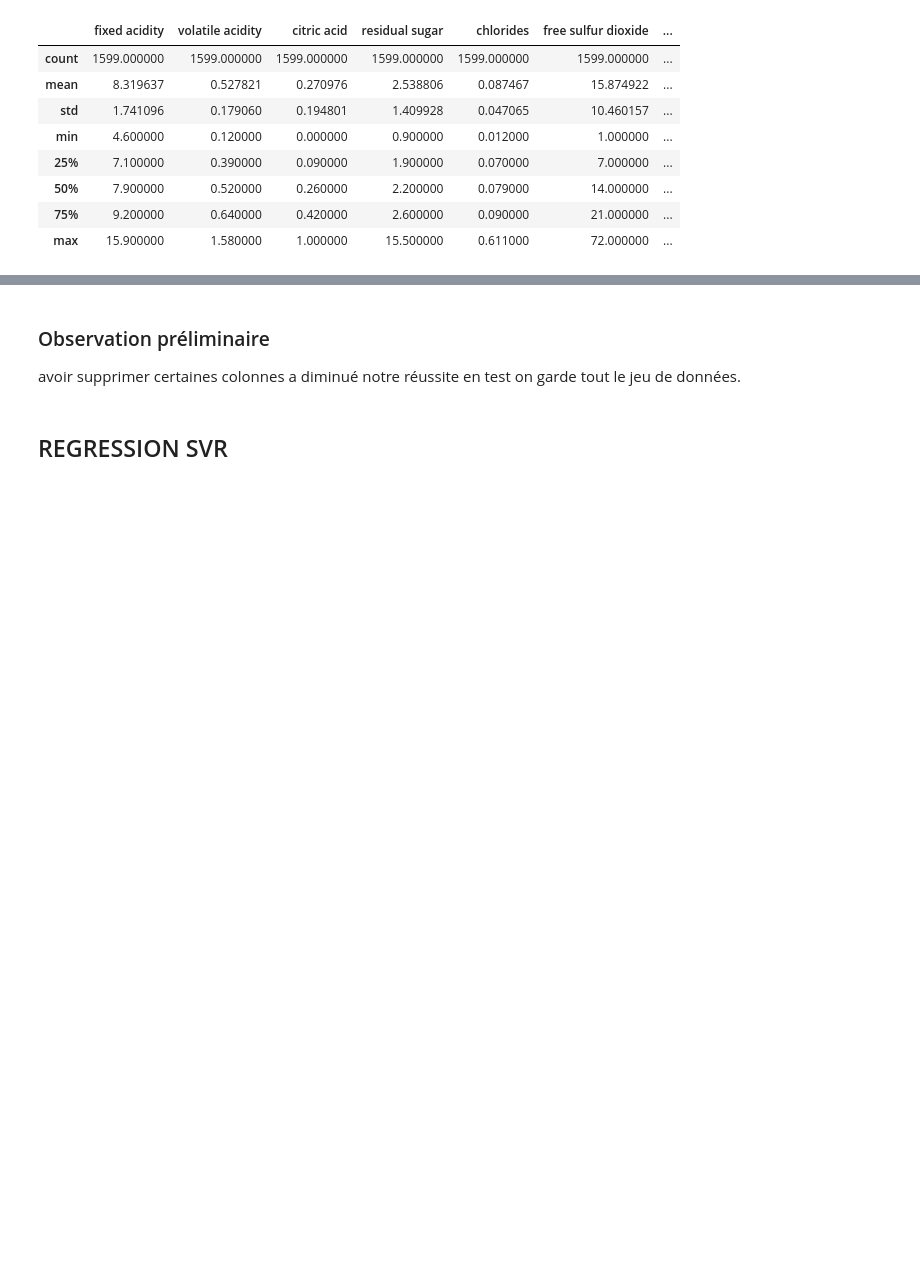
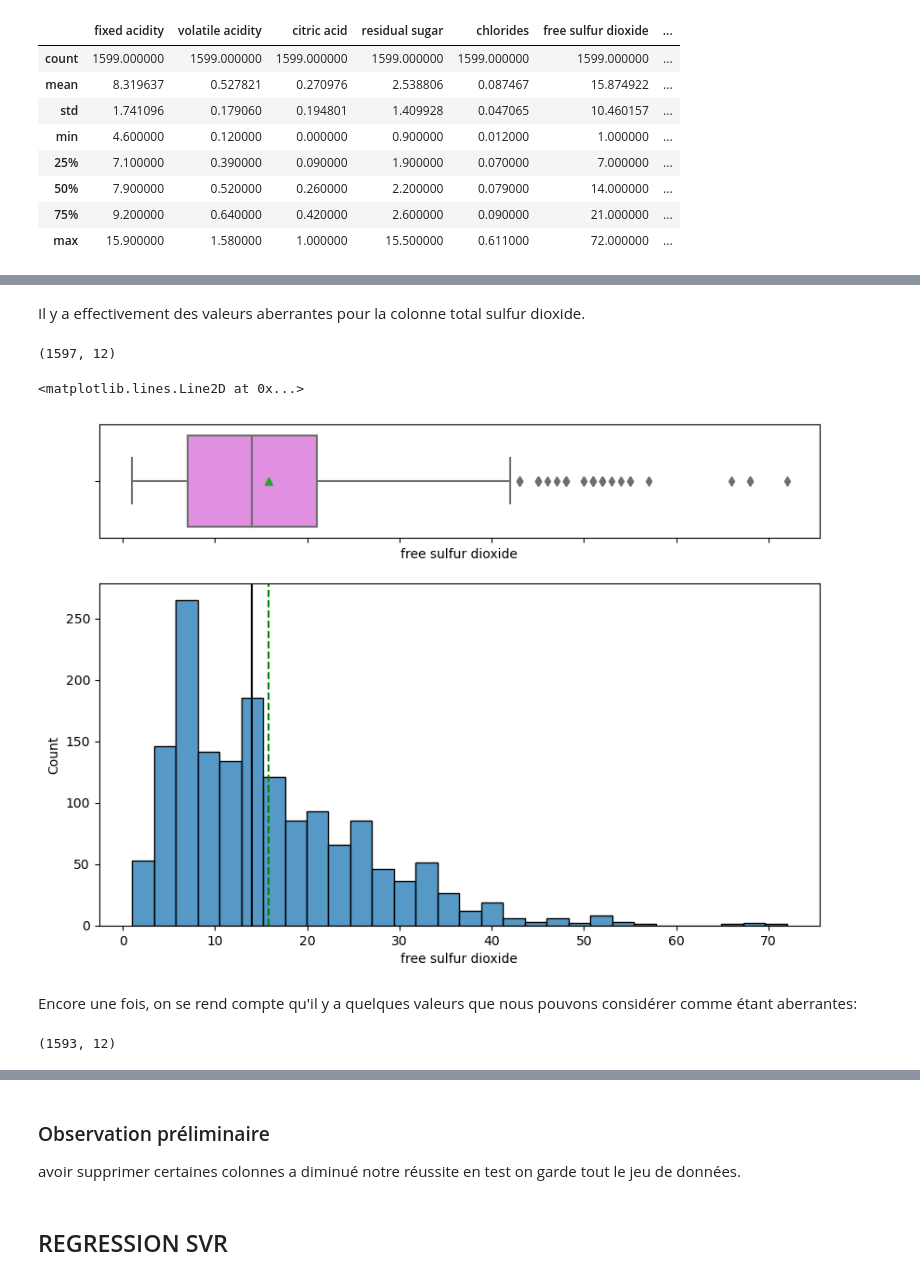
Before and after one commit to lucagortana/game-learning, a Jupyter notebook: wine_regression.ipynb, the cells around one changed output, grey strips where cells are left out. Saved outputs shown, nothing was run; the diff lists cells and outputs as text; code cells hidden in the pictures; blank space fills up the shorter version.

```diff
--- a/wine_regression.ipynb
+++ b/wine_regression.ipynb
@@ -142,0 +177,33 @@ Score avec normalisation des données : 0.323021316353324
+# %% [markdown]
+Il y a effectivement des valeurs aberrantes pour la colonne total sulfur dioxide.
+# %%
+index_to_drop = data.loc[data['total sulfur dioxide'] > 200].index
+data = data.drop(index_to_drop)
+data.shape
+# %% [output]
+(1597, 12)
+# %%
+# Pour free sulfur dioxide
+fig, (ax1, ax2) = plt.subplots(
+    nrows=2,
+    sharex=True,
+    gridspec_kw={"height_ratios": (0.25, 0.75)},
+    figsize=(10, 7))
+
+sns.boxplot(data=data, x="free sulfur dioxide", ax=ax1, showmeans=True, color="violet")
+
+sns.histplot(data=data, x="free sulfur dioxide", ax=ax2)
+
+ax2.axvline(data["free sulfur dioxide"].mean(), color="green", linestyle="--") #Moyenne
+ax2.axvline(data["free sulfur dioxide"].median(), color="black", linestyle="-") #Médiane
+# %% [output]
+<matplotlib.lines.Line2D at 0x...>
+[figure, added]
+# %% [markdown]
+Encore une fois, on se rend compte qu'il y a quelques valeurs que nous pouvons considérer comme étant aberrantes:
+# %%
+index_to_drop = data.loc[data['free sulfur dioxide'] > 60].index
+data = data.drop(index_to_drop)
+data.shape
+# %% [output]
+(1593, 12)
```
Also changed, not shown: parts of 53 cells of this notebook, 2 other files.
